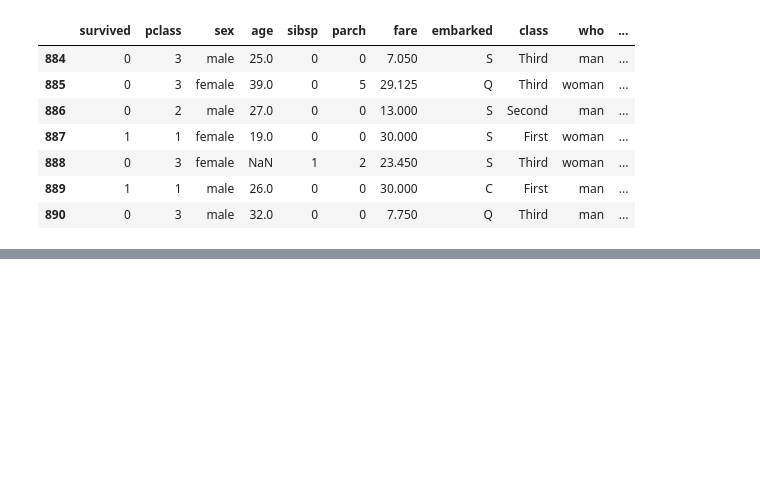
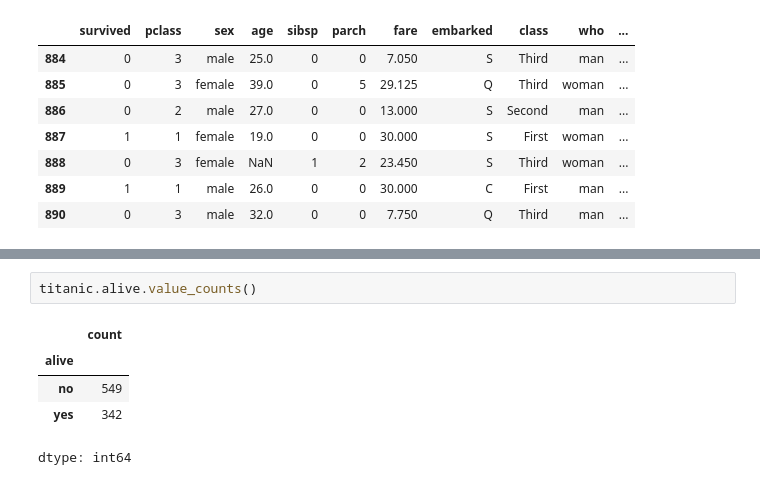
Before and after one commit to JakeOh/202504_itwill_oracle88, a Jupyter notebook: python19.ipynb, the cells around one changed output, grey strips where cells are left out. Drawn from its saved outputs; the diff is of its cells as text; blank space fills up the shorter version.

```diff
--- a/python19.ipynb
+++ b/python19.ipynb
@@ -501,0 +512,8 @@ titanic.tail(n=7)
+# %%
+titanic.alive.value_counts()
+# %% [output]
+|  | count |
+| alive |  |
+| no | 549 |
+| yes | 342 |
+dtype: int64
```
Also changed, not shown: parts of 21 cells of this notebook.
